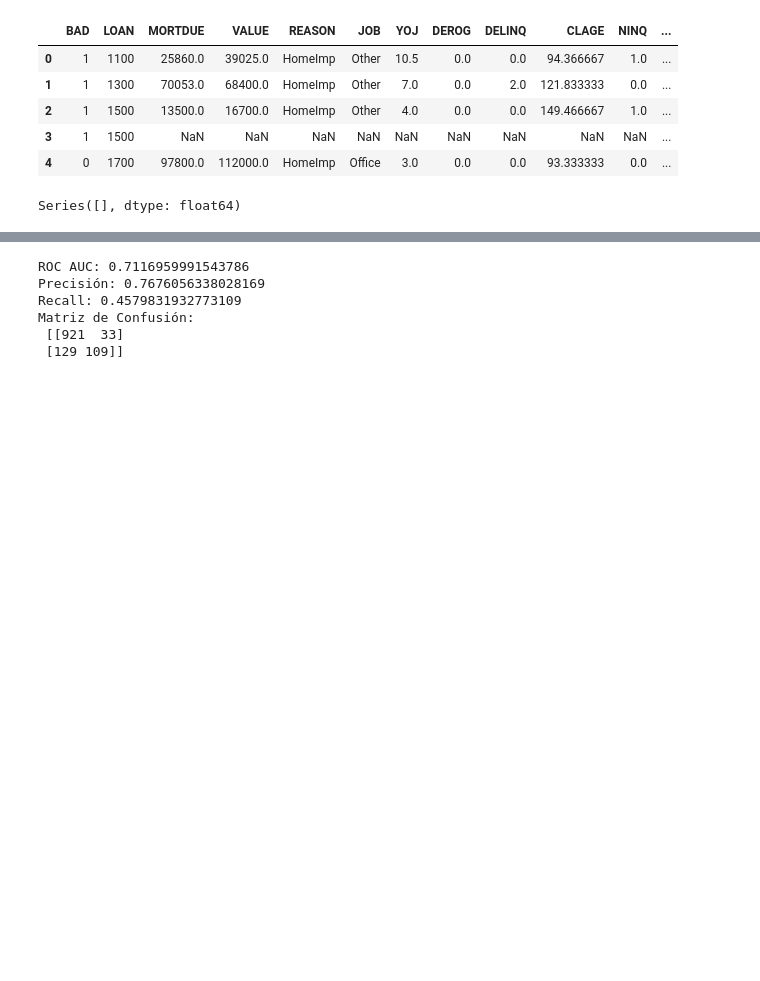
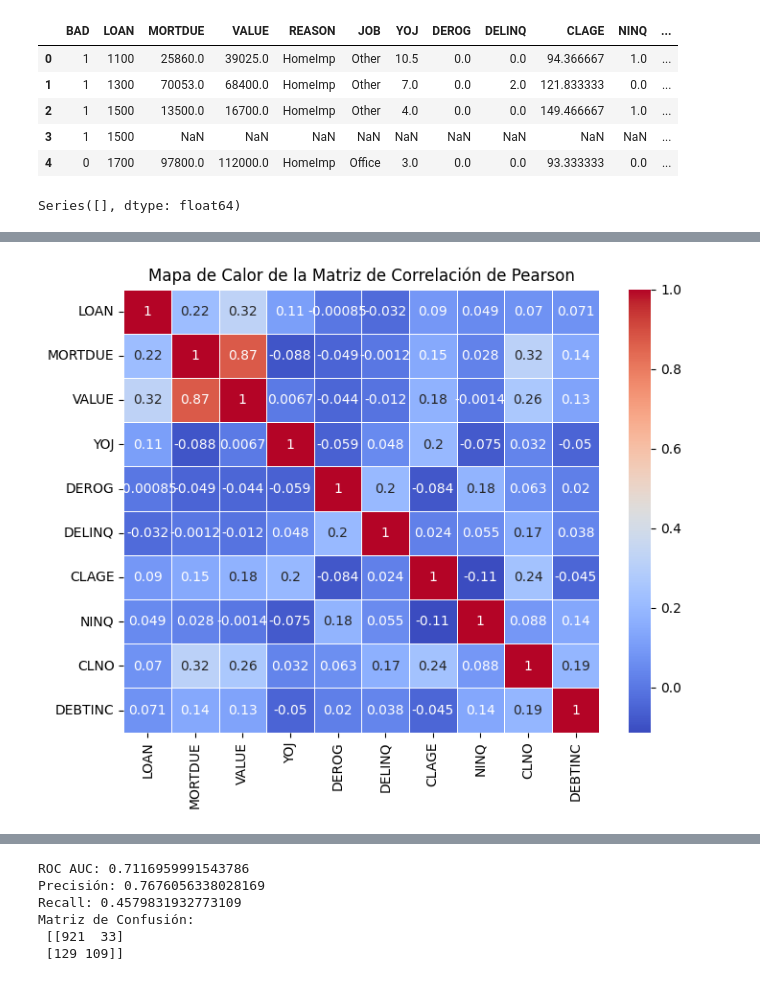
Before and after one commit to johannarie/nube-itba, a Jupyter notebook: Train Modelo de PD.ipynb, the cells around one changed output, grey strips where cells are left out. Drawn from its saved outputs; the diff is of its cells as text; code cells hidden in the pictures; blank space fills up the shorter version.

```diff
--- a/Train Modelo de PD.ipynb
+++ b/Train Modelo de PD.ipynb
@@ -37,12 +42,12 @@ na_values[na_values>0.7]
 # %% [output]
 Series([], dtype: float64)
 # %%
-# split data into 80/20 while keeping the distribution of bad loans in test set same as that in the pre-split dataset
+# Separamos el target de las variables
 X = loan_data.drop('BAD', axis = 1)
+#definimos el target
 y = loan_data['BAD']
+#Dividimos el dataset en testeo y train, usamos para entrenar el 80% y el 20% para testeo
 X_train, X_test, y_train, y_test = train_test_split(X, y, test_size = 0.2, random_state = 42, stratify = y)
 
-# specifically hard copying the training sets to avoid Pandas' SetttingWithCopyWarning when we play around with this data later on.
-# as noted [here](https://github.com/scikit-learn/scikit-learn/issues/8723), this is currently an open issue between Pandas and Scikit-Learn teams
-X_train, X_test = X_train.copy(), X_test.copy()
+#X_train, X_test = X_train.copy(), X_test.copy()
 # %%
@@ -70,9 +56,0 @@ chi2_result
-# %%
-# since f_class_if does not accept missing values, we will do a very crude imputation of missing values
-X_train_num.fillna(X_train_num.mean(), inplace = True)
-# Calculate F Statistic and corresponding p values
-F_statistic, p_values = f_classif(X_train_num, y_train)
-# convert to a DF
-ANOVA_F_table = pd.DataFrame(data = {'Numerical_Feature': X_train_num.columns.values, 'F-Score': F_statistic, 'p values': p_values.round(decimals=10)})
-ANOVA_F_table.sort_values(by = ['F-Score'], ascending = False, ignore_index = True, inplace = True)
-ANOVA_F_table
@@ -106,0 +57,4 @@ Text(0.5, 1.0, 'Pearson correlation')
+# %%
+# Calculamos la matriz de correlación de Pearson
+correlation_matrix = X_train_num.corr(method='pearson')
+print(correlation_matrix)
@@ -107 +79,10 @@ Text(0.5, 1.0, 'Pearson correlation')
+# %%
+# Creamos un mapa de calor, se detecta alta correlacion entre value y mortdue.
+#Por tal motivo se procede a descartar una de las variables posteriormente
+plt.figure(figsize=(8, 6))
+sns.heatmap(correlation_matrix, annot=True, cmap='coolwarm', linewidths=.5)
+plt.title('Mapa de Calor de la Matriz de Correlación de Pearson')
+plt.show()
+# %% [output]
+[figure, added]
 # %%
```
Also changed, not shown: parts of 40 cells of this notebook, 2 other files.
